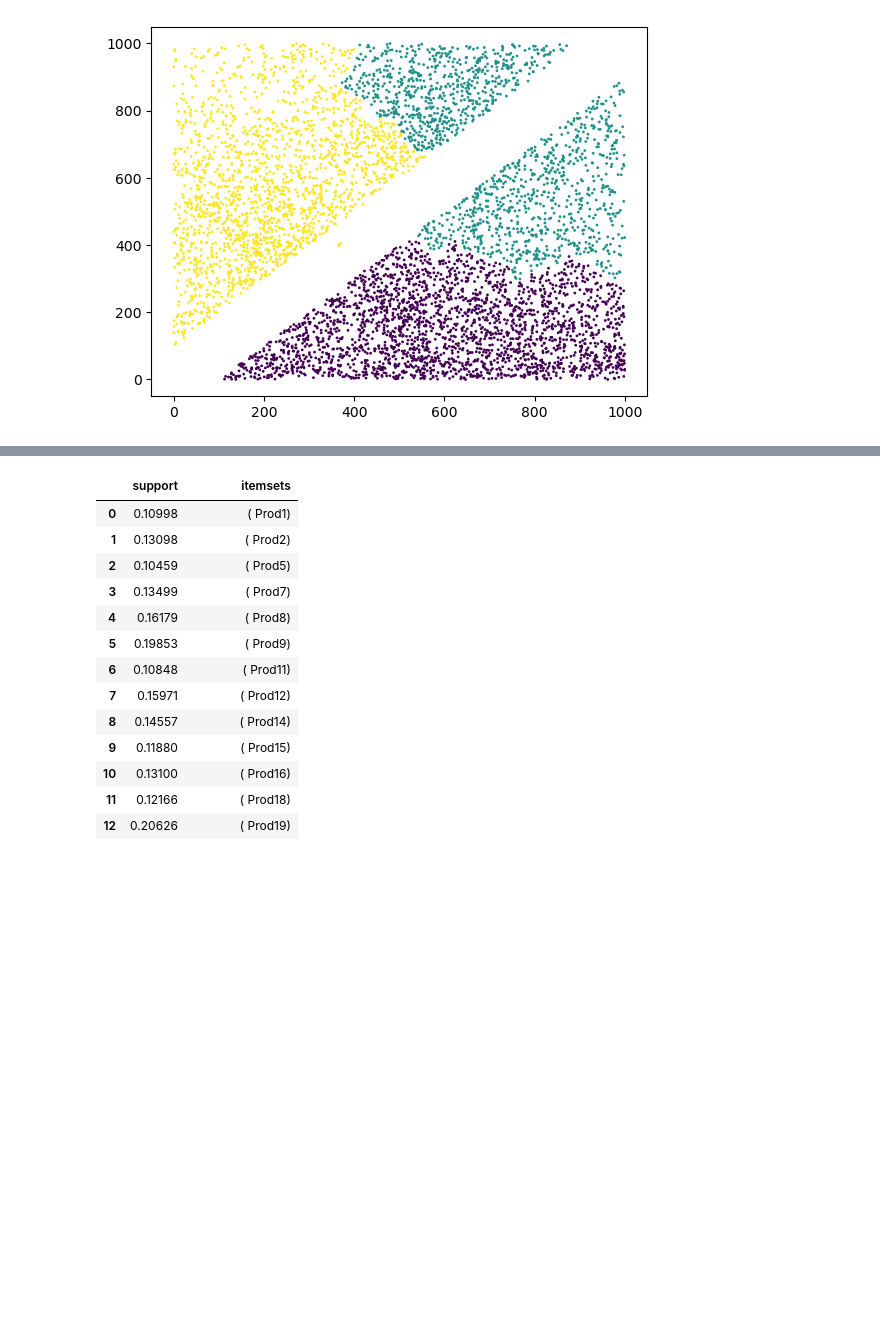
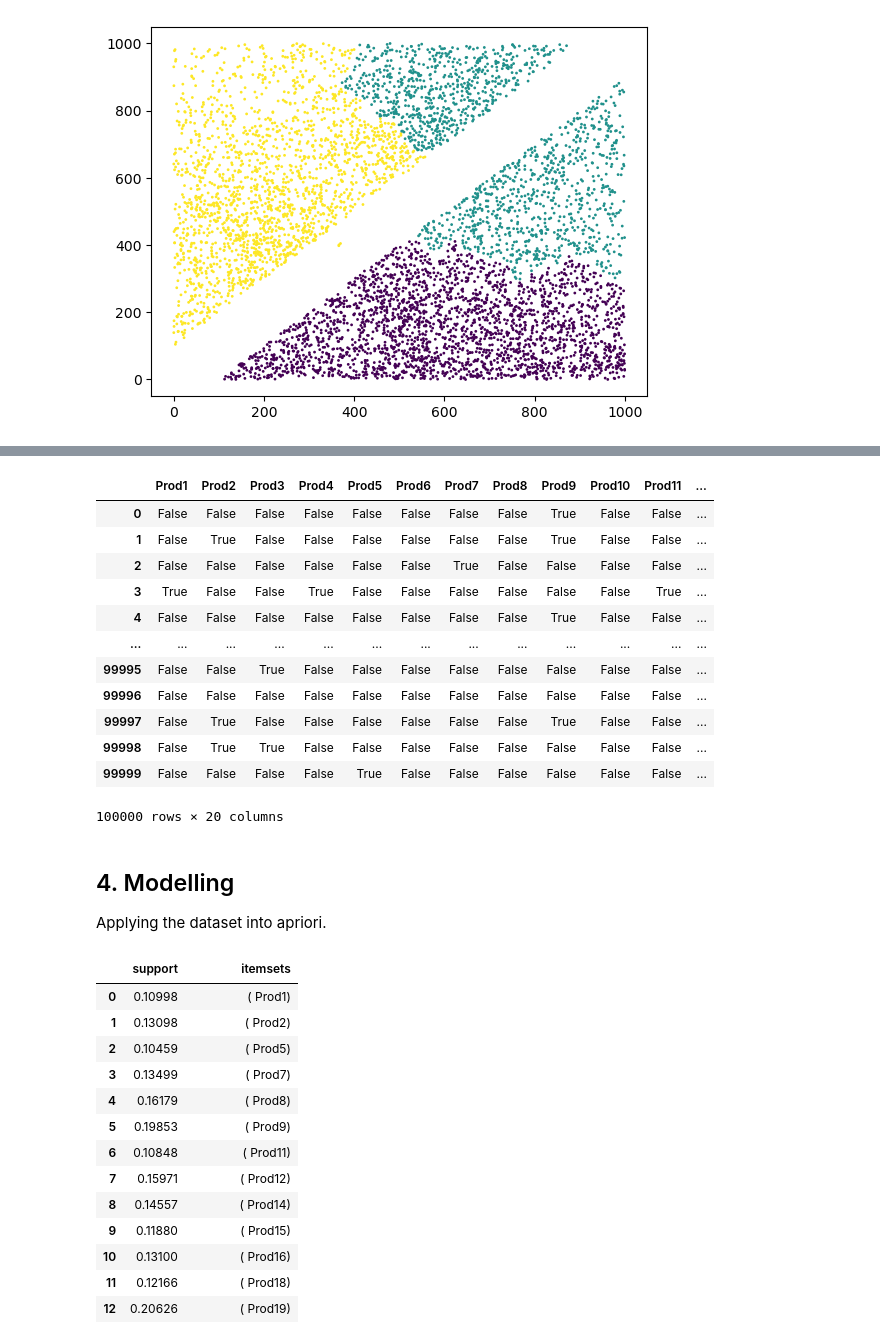
Before and after one commit to SamuliLam/dkko, a Jupyter notebook: clusteringandassociationrulemining.ipynb, the cells around one changed output, grey strips where cells are left out. Drawn from its saved outputs; the diff is of its cells as text; code cells hidden in the pictures; blank space fills up the shorter version.

```diff
--- a/clusteringandassociationrulemining.ipynb
+++ b/clusteringandassociationrulemining.ipynb
@@ -132 +141,25 @@ plt.scatter(df_with_clusters['x'], df_with_clusters['y'], c=df_with_clusters['de
+# %%
+import pandas as pd
+from mlxtend.frequent_patterns import apriori, association_rules
+
+df = pd.read_csv('datasets/drone_prod_groups(1).csv', sep=',', dtype=int).drop('ID', axis=1)
+df = df.replace({1: True, 0: False})
+df
+# %% [output]
+|  | Prod1 | Prod2 | Prod3 | Prod4 | Prod5 | Prod6 | Prod7 | Prod8 | Prod9 | Prod10 | Prod11 | ... |
+| 0 | False | False | False | False | False | False | False | False | True | False | False | ... |
+| 1 | False | True | False | False | False | False | False | False | True | False | False | ... |
+| 2 | False | False | False | False | False | False | True | False | False | False | False | ... |
+| 3 | True | False | False | True | False | False | False | False | False | False | True | ... |
+| 4 | False | False | False | False | False | False | False | False | True | False | False | ... |
+| ... | ... | ... | ... | ... | ... | ... | ... | ... | ... | ... | ... | ... |
+| 99995 | False | False | True | False | False | False | False | False | False | False | False | ... |
+| 99996 | False | False | False | False | False | False | False | False | False | False | False | ... |
+| 99997 | False | True | False | False | False | False | False | False | True | False | False | ... |
+| 99998 | False | True | True | False | False | False | False | False | False | False | False | ... |
+| 99999 | False | False | False | False | True | False | False | False | False | False | False | ... |
+100000 rows × 20 columns
+# %% [markdown]
+## 4. Modelling
+Applying the dataset into apriori.
 # %%
```
Also changed, not shown: parts of 5 cells of this notebook.
